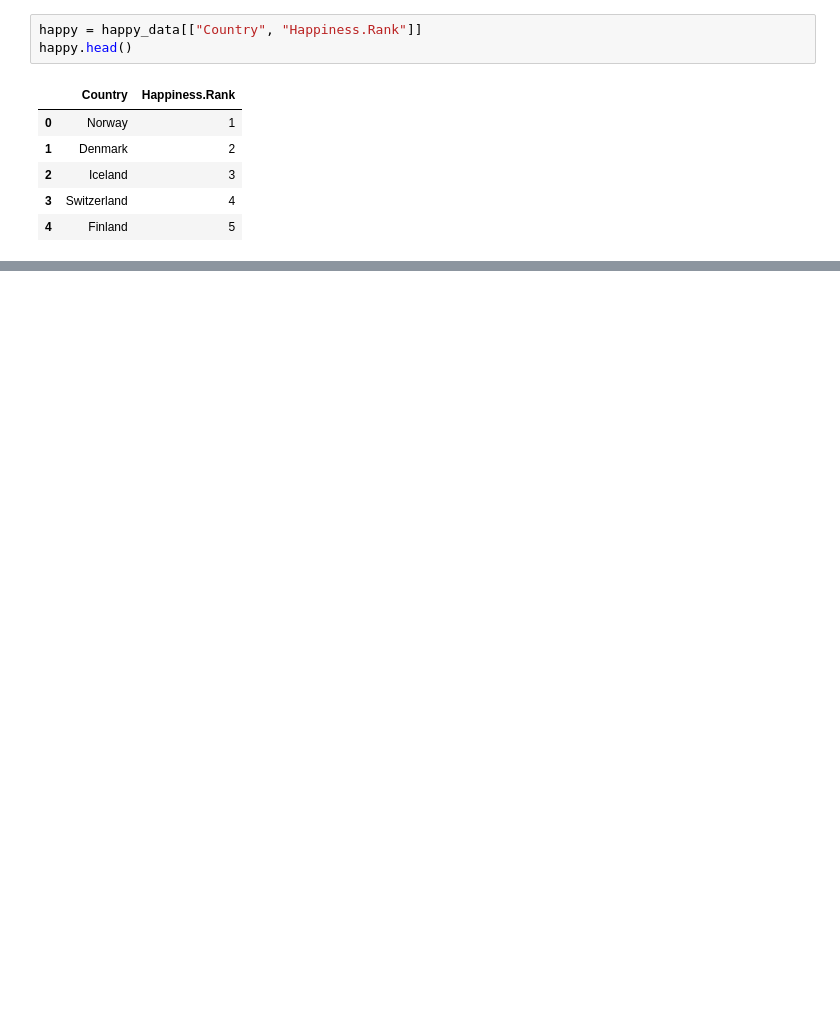
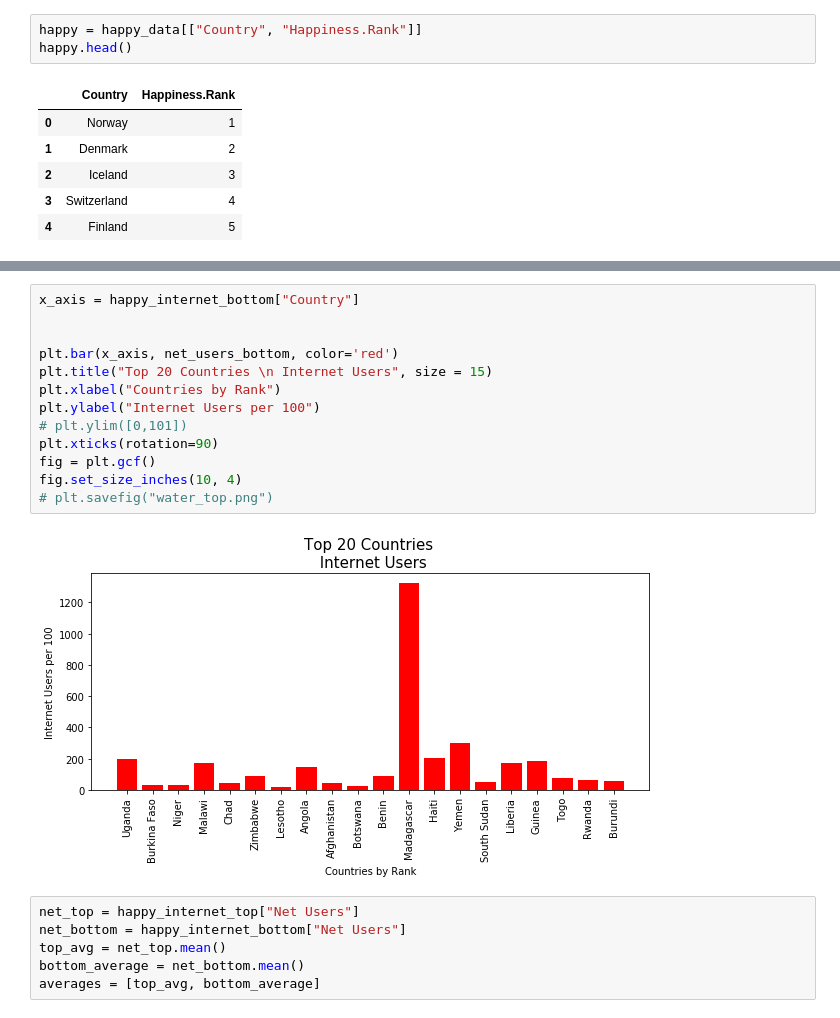
Before and after one commit to HBarker74582/Hap-Py, a Jupyter notebook: UN_Data.ipynb, the cells around one changed output, grey strips where cells are left out. Saved outputs shown, nothing was run; the diff lists cells and outputs as text; blank space fills up the shorter version.

```diff
--- a/UN_Data.ipynb
+++ b/UN_Data.ipynb
@@ -65,0 +122,21 @@ plt.savefig("UNDATA3.png")
+# %%
+x_axis = happy_internet_bottom["Country"]
+
+
+plt.bar(x_axis, net_users_bottom, color='red')
+plt.title("Top 20 Countries \n Internet Users", size = 15)
+plt.xlabel("Countries by Rank")
+plt.ylabel("Internet Users per 100")
+# plt.ylim([0,101])
+plt.xticks(rotation=90)
+fig = plt.gcf()
+fig.set_size_inches(10, 4)
+# plt.savefig("water_top.png")
+# %% [output]
+[figure, added]
+# %%
+net_top = happy_internet_top["Net Users"]
+net_bottom = happy_internet_bottom["Net Users"]
+top_avg = net_top.mean()
+bottom_average = net_bottom.mean()
+averages = [top_avg, bottom_average]
```
Also changed, not shown: parts of 16 cells of this notebook, 6 other files.
